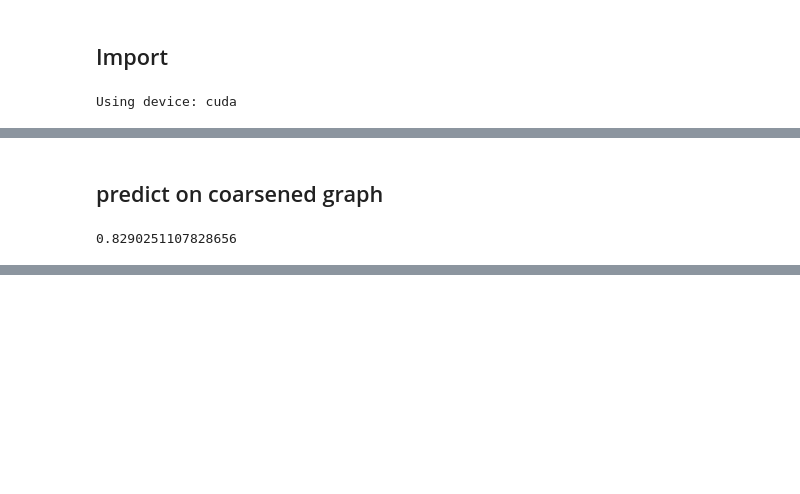
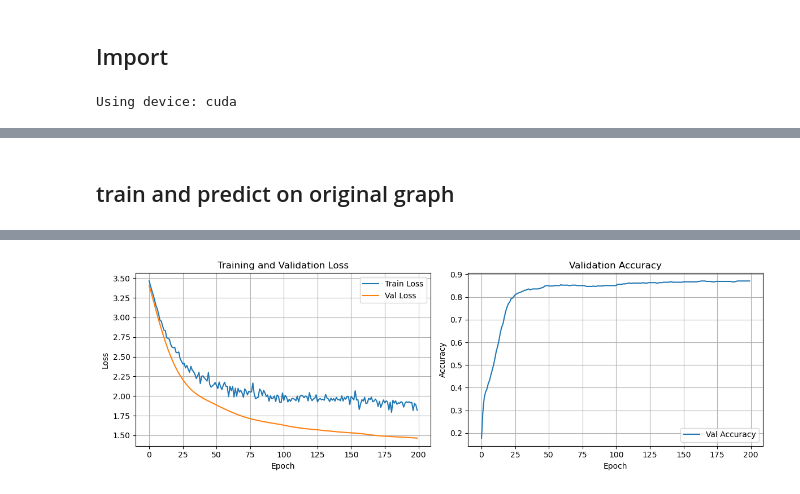
Before and after one commit to whiitex/Gang-Prediction, a Jupyter notebook: src/LocalVariation.ipynb, the cells around one changed output, grey strips where cells are left out. Saved outputs shown, nothing was run; the diff lists cells and outputs as text; code cells hidden in the pictures; blank space fills up the shorter version.

```diff
--- a/src/LocalVariation.ipynb
+++ b/src/LocalVariation.ipynb
@@ -55,13 +68,0 @@ NODE_IDS, FEATURES, LABELS, EDGES_IDX, IDX_MAP = load_cora_dataset(log_info=Fals
-# %%
-class GCN(nn.Module):
-    def __init__(self, nfeat, nhid, nclass, dropout=.5):
-        super(GCN, self).__init__()
-        self.conv1 = GCNConv(nfeat, nhid)
-        self.conv2 = GCNConv(nhid, nclass)
-        self.dropout = dropout
-
-    def forward(self, x, edge_index):
-        x = F.relu(self.conv1(x, edge_index))
-        x = F.dropout(x, self.dropout, training=self.training)
-        x = self.conv2(x, edge_index)
-        return F.log_softmax(x, dim=1)
@@ -299,16 +370,28 @@ Reduction ratio: 5.00
 # %% [markdown]
-## predict on coarsened graph
+## train and predict on original graph
-# %%
-edges_idx_coarsened, features_coarsened = get_coarsened_edges_and_features(C, EDGES_IDX, FEATURES)
-data_coarsened = create_pyg_data(features_coarsened, edges_idx_coarsened, np.zeros(features_coarsened.shape[0]))
-
-full_mask = [i for i in range(C.shape[0])]
-_, pred_coarsened = evaluate_model(model, data_coarsened, full_mask, log_info=False)
-
-pred_fine = np.zeros(len(NODE_IDS), dtype=np.int64)
-for supernode, node in zip(*C.nonzero()):
-    pred_fine[node] = pred_coarsened[supernode]
-
-accuracy_score(pred_fine, LABELS_ENCODED)
-# %% [output]
-0.8290251107828656
+# %%
+data = create_pyg_data(FEATURES, EDGES_IDX, LABELS_ENCODED)
+train_idx, val_idx, test_idx = create_train_val_test_split(data.num_nodes)
+train_idx = torch.LongTensor(train_idx).to(device)
+val_idx = torch.LongTensor(val_idx).to(device)
+test_idx = torch.LongTensor(test_idx).to(device)
+
+# create GNN model
+nfeat = data.num_node_features  # 1433
+nhid = 32
+nclass = len(torch.unique(data.y))  # 7
+dropout = 0.5
+model = GCN(nfeat=nfeat, nhid=nhid, nclass=nclass, dropout=dropout).to(device)
+
+# train model
+wd = 5e-4
+lr = 0.005
+num_epochs = 200
+optimizer = optim.Adam(model.parameters(), lr=lr, weight_decay=wd)
+
+# train
+train_losses, val_losses, val_accuracies = train_gnn(
+    model, optimizer, data, train_idx, val_idx, epochs=num_epochs
+)
+plot_training_curves(train_losses, val_losses, val_accuracies)
+# %% [output]
@@ -314,0 +418 @@ accuracy_score(pred_fine, LABELS_ENCODED)
+[figure, added]
```
Also changed, not shown: parts of 33 cells of this notebook.
